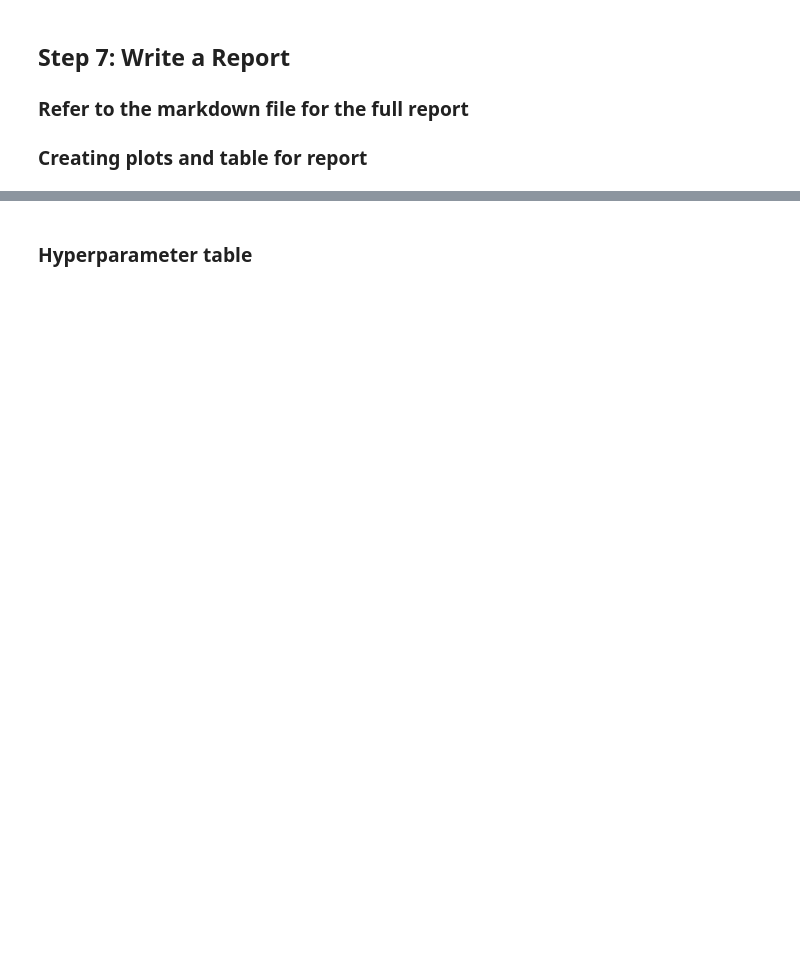
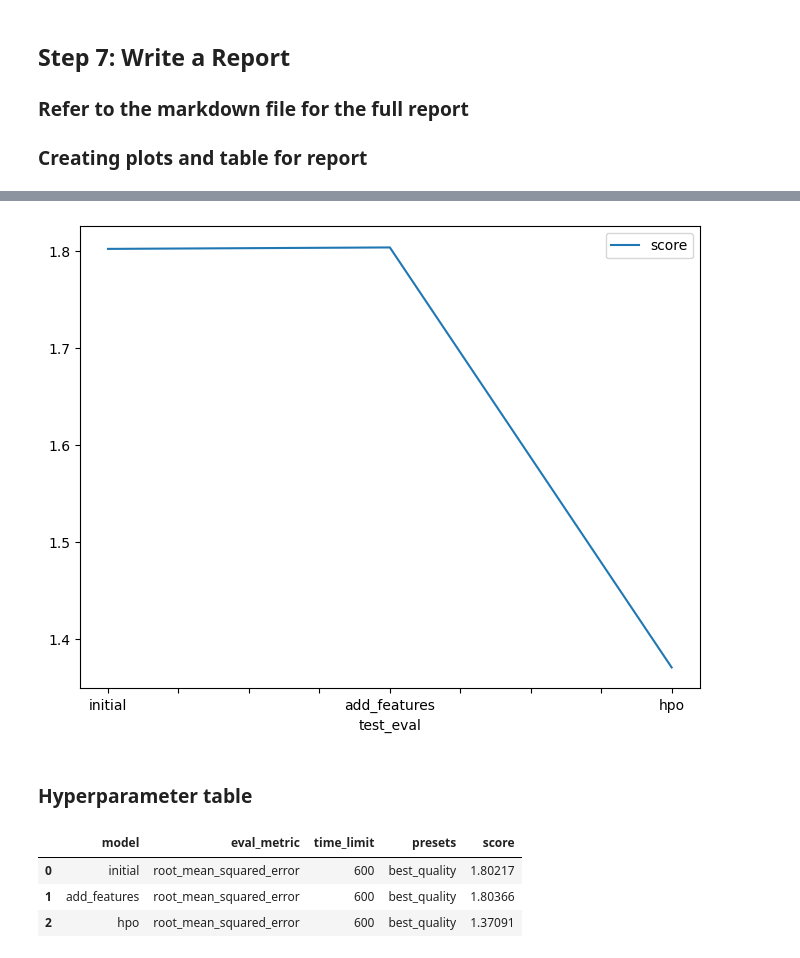
Before and after one commit to nathanbangwa243/bike_sharing_autogluon_starter, a Jupyter notebook: project-template.ipynb, the cells around one changed output, grey strips where cells are left out. Drawn from its saved outputs; the diff is of its cells as text; code cells hidden in the pictures; blank space fills up the shorter version.

```diff
--- a/project-template.ipynb
+++ b/project-template.ipynb
@@ -218,20 +767,27 @@ fig.savefig('model_train_score.png')
 # %%
 # Take the 3 kaggle scores and creating a line plot to show improvement
 fig = pd.DataFrame(
     {
         "test_eval": ["initial", "add_features", "hpo"],
-        "score": [?, ?, ?]
+        "score": [1.80217, 1.80366, 1.37091]
     }
 ).plot(x="test_eval", y="score", figsize=(8, 6)).get_figure()
 fig.savefig('model_test_score.png')
+# %% [output]
+[figure, added]
 # %% [markdown]
 ### Hyperparameter table
 # %%
 # The 3 hyperparameters we tuned with the kaggle score as the result
 pd.DataFrame({
     "model": ["initial", "add_features", "hpo"],
-    "hpo1": [?, ?, ?],
-    "hpo2": [?, ?, ?],
-    "hpo3": [?, ?, ?],
-    "score": [?, ?, ?]
+    "eval_metric": ["root_mean_squared_error", "root_mean_squared_error", "root_mean_squared_error"],
+    "time_limit": [600, 600, 600],
+    "presets": ["best_quality", "best_quality", "best_quality"],
+    "score": [1.80217, 1.80366, 1.37091]
 })
+# %% [output]
+|  | model | eval_metric | time_limit | presets | score |
+| 0 | initial | root_mean_squared_error | 600 | best_quality | 1.80217 |
+| 1 | add_features | root_mean_squared_error | 600 | best_quality | 1.80366 |
+| 2 | hpo | root_mean_squared_error | 600 | best_quality | 1.37091 |
```
Also changed, not shown: parts of 66 cells of this notebook, 4 other files.
